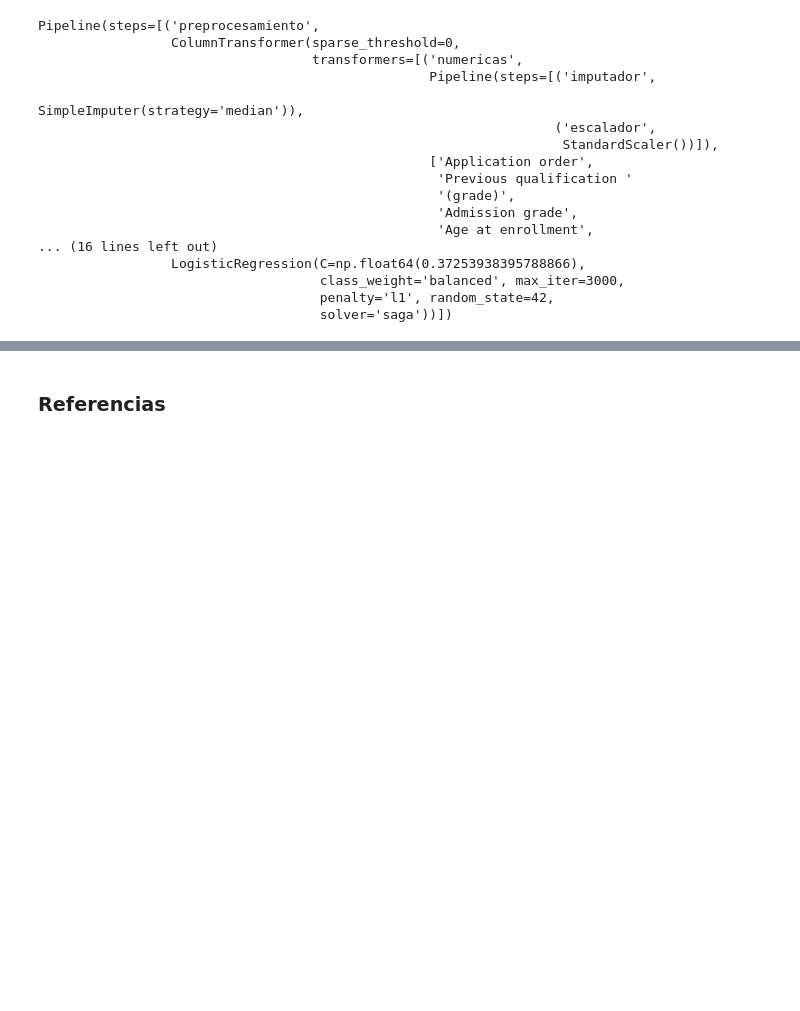
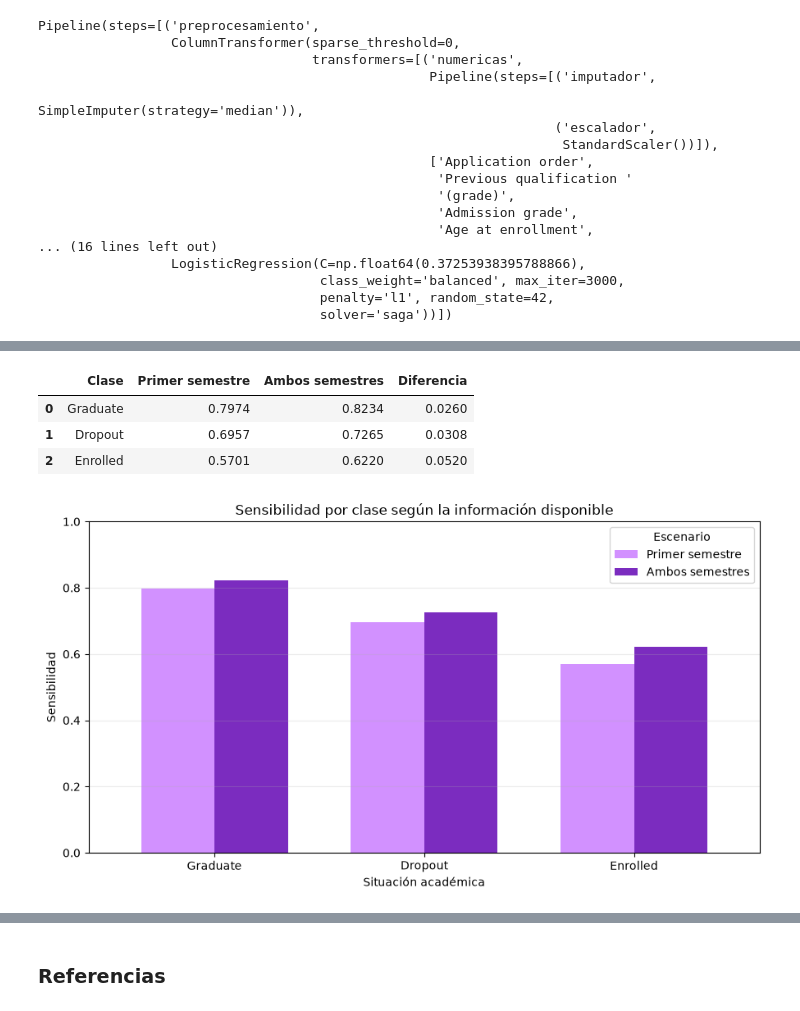
Before and after one commit to adriamedinaa-ang/icd2026, a Jupyter notebook: Practices/Practice 3/Practice 3.ipynb, the cells around one changed output, grey strips where cells are left out. Drawn from its saved outputs; the diff is of its cells as text; code cells hidden in the pictures; blank space fills up the shorter version.

```diff
--- a/Practices/Practice 3/Practice 3.ipynb
+++ b/Practices/Practice 3/Practice 3.ipynb
@@ -2439,0 +2451,66 @@ NameError: name 'cv_sem1' is not defined
+# %%
+clases = ["Graduate", "Dropout", "Enrolled"]
+
+# Predicciones fuera de fold para ambos escenarios
+pred_sem1 = cross_val_predict(
+    modelo_sem1,
+    X_sem1,
+    y,
+    cv=cv_splits,
+    n_jobs=-1
+)
+
+pred_sem2 = cross_val_predict(
+    modelo_sem2,
+    X_sem2,
+    y,
+    cv=cv_splits,
+    n_jobs=-1
+)
+
+sensibilidad_sem1 = recall_score(
+    y, pred_sem1, labels=clases, average=None
+)
+
+sensibilidad_sem2 = recall_score(
+    y, pred_sem2, labels=clases, average=None
+)
+
+comparacion_sensibilidad = pd.DataFrame({
+    "Clase": clases,
+    "Primer semestre": sensibilidad_sem1,
+    "Ambos semestres": sensibilidad_sem2
+})
+
+comparacion_sensibilidad["Diferencia"] = (
+    comparacion_sensibilidad["Ambos semestres"]
+    - comparacion_sensibilidad["Primer semestre"]
+)
+
+display(comparacion_sensibilidad.round(4))
+# %% [output]
+|  | Clase | Primer semestre | Ambos semestres | Diferencia |
+| 0 | Graduate | 0.7974 | 0.8234 | 0.0260 |
+| 1 | Dropout | 0.6957 | 0.7265 | 0.0308 |
+| 2 | Enrolled | 0.5701 | 0.6220 | 0.0520 |
+# %%
+comparacion_sensibilidad.set_index("Clase")[
+    ["Primer semestre", "Ambos semestres"]
+].plot(
+    kind="bar",
+    figsize=(9, 5),
+    color=["#D291FF", "#7B2CBF"],
+    width=0.7
+)
+
+plt.title("Sensibilidad por clase según la información disponible")
+plt.xlabel("Situación académica")
+plt.ylabel("Sensibilidad")
+plt.ylim(0, 1)
+plt.xticks(rotation=0)
+plt.legend(title="Escenario")
+plt.grid(axis="y", alpha=0.25)
+plt.tight_layout()
+plt.show()
+# %% [output]
+[figure, added]
```
Also changed, not shown: parts of 46 cells of this notebook, 2 other files.
